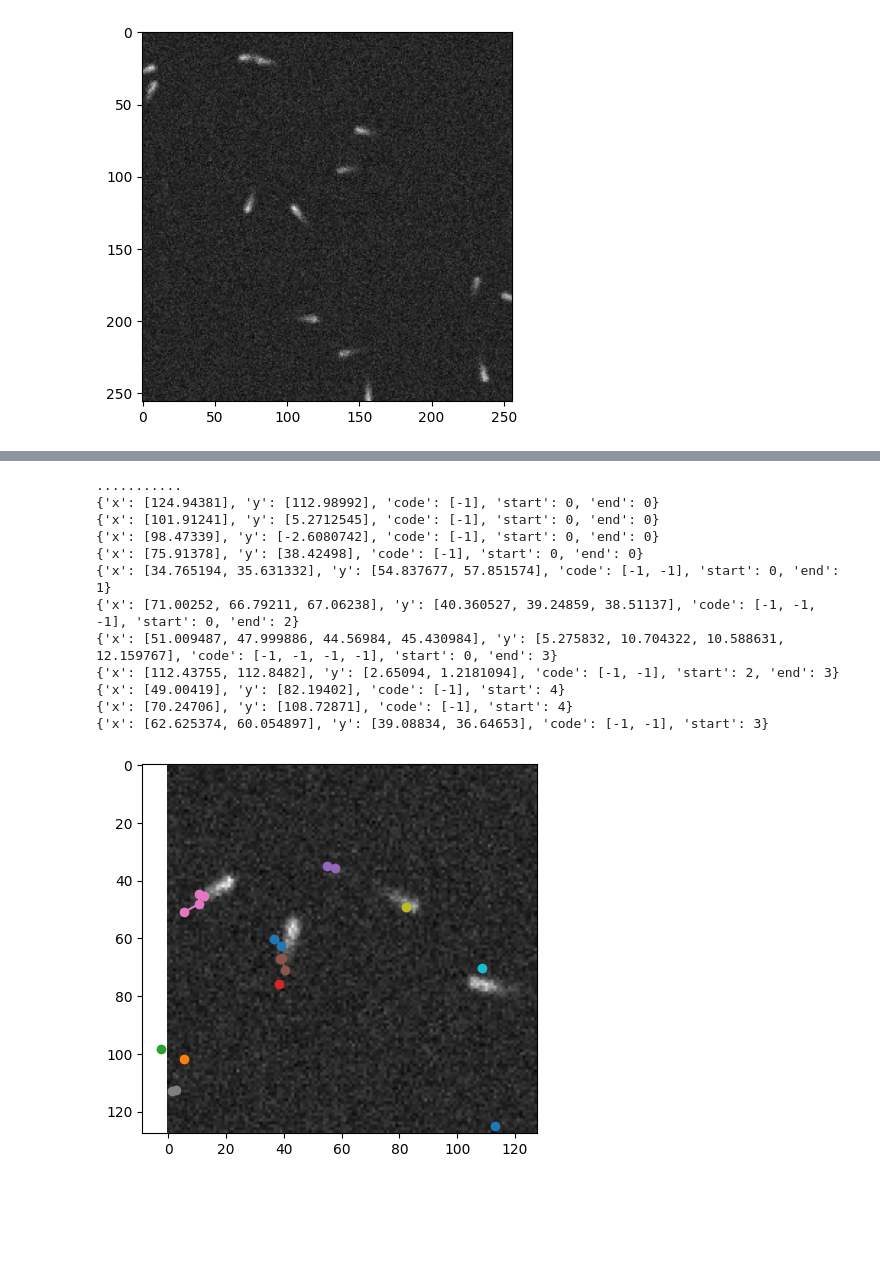
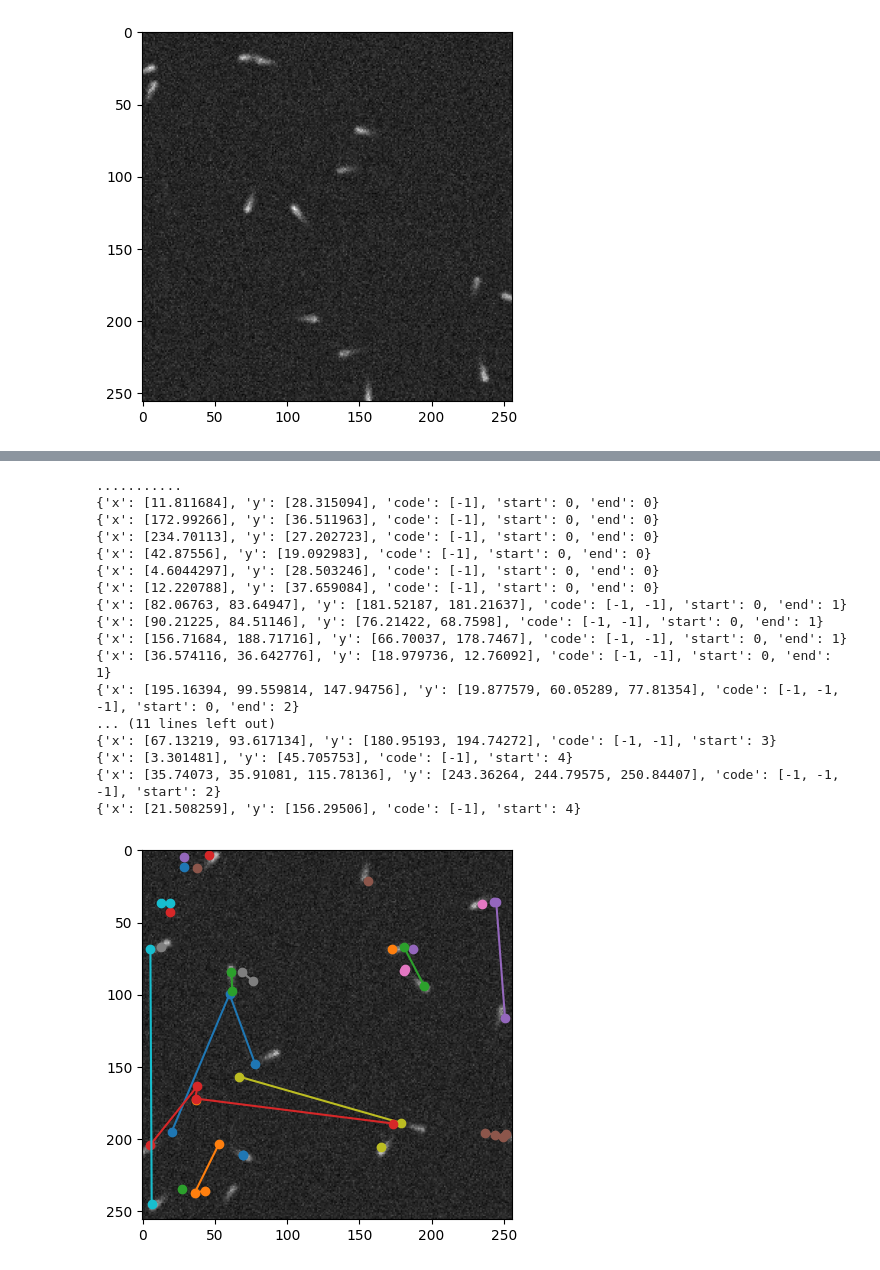
Before and after one commit to GideonJagen/ObjCentricVAE, a Jupyter notebook: test_microtubule.ipynb, the cells around one changed output, grey strips where cells are left out. Drawn from its saved outputs; the diff is of its cells as text; code cells hidden in the pictures; blank space fills up the shorter version.

Commit message:
Latent space to similar

```diff
--- a/test_microtubule.ipynb
+++ b/test_microtubule.ipynb
@@ -303,16 +303,24 @@ import IPython.display as ipd
 max_steps = 20000
 beta_annealing_end = 1800
 lr_annealing_end = max_steps
-kl_annealing_end = 2400
-presence_annealing_end = 5000
+kl_annealing_end = 2400 # 2400
+presence_annealing_end = 1000
 
 def beta_annealing(step):
-    logs = np.logspace(-4, -2, beta_annealing_end) # 8.3 - 7
+    logs = np.logspace(-4, -2.5, beta_annealing_end) # 8.3 - 7
     if step < beta_annealing_end:
         return logs[int(step)]
     else:
         return logs[-1]
 
+def kl_annealing(step):
+    logs = np.linspace(0, 1, kl_annealing_end)
+    if step < 500:
+        return 0
+    if step < kl_annealing_end:
+        return logs[step]
+    else:
+        return 1
 
 def presence_annealing(step):
     lins = np.linspace(1, 0, presence_annealing_end)
@@ -336,10 +344,12 @@ class AnCallbacks(pl.Callback):
         pl_module.model.beta = beta_annealing(step)
         pl_module.model.presence_bias = presence_annealing(step)
         pl_module.optimizers().lr = lr_annealing(step)
+        pl_module.model.kl_importance = kl_annealing(step)
+
 
 class PlotCallback(pl.Callback):
     def on_train_epoch_end(self, trainer, pl_module):
-        if trainer.current_epoch % 2:
+        if trainer.current_epoch % 10:
             return
         ipd.clear_output(wait=True)
         plot_training(model, test_loader, presence=True, trainer=trainer)
@@ -352,18 +362,22 @@ importlib.reload(MultiheadAttention)
 load_model = ""
 
 #load_model = "../state_dicts/model-5-20000-presW-glim32-an.pth"
-#load_model = "../state_dicts/model-microtubuler-10-80seq.pth"
+#load_model = "../state_dicts/model-microtubuler-256px-10.pth"
 
 
 use_attention = True
-num_entities = 20
+num_entities = 25
 softmax_tmp = 1
-latent_dim = 16
+latent_dim = 5
 beta = 1e-4
 number_of_heads = 1
-object_radius = None
-combine_method = "max"
+object_radius = 16
+combine_method = "sum"
 topk_select_method = 'max'
+decoder="linnear"
+decoder_feature_size=56 #56
+encoder_num_layers=3
+decoder_num_layers=4
 
 single_decoder = True
 attention_mechanism='cosine-similarity'
@@ -378,10 +392,14 @@ model = objVAE.MEVAE(
     beta=beta,
     latent_dim=latent_dim,
     attention=use_attention,
-    object_radius=object_radius,
+    glimpse_size=object_radius,
     combine_method=combine_method,
     topk_select_method=topk_select_method,
-    single_decoder = single_decoder
+    single_decoder = single_decoder,
+    decoder=decoder,
+    decoder_feature_size = decoder_feature_size,
+    encoder_num_layers=encoder_num_layers,
+    decoder_num_layers=decoder_num_layers
 )
 
 
@@ -395,28 +413,33 @@ trainer.fit(model, train_loader, test_loader)
 # %%
 seq = test[0]
 
-tra_list = model.extract_obj_and_tra(seq, 4, presence_floor=0.25)
+tra_list = model.extract_obj_and_tra(seq, 4, presence_floor=0.25, tra_floor=0.8)
 
 print('...........')
 plt.imshow(seq[-1][0], cmap='gray')
 for i, dict in enumerate(tra_list):
     print(dict)
     plt.plot(dict.get('y'), dict.get('x'), '-o')
 plt.show()
 # %% [output]
 ...........
-{'x': [124.94381], 'y': [112.98992], 'code': [-1], 'start': 0, 'end': 0}
-{'x': [101.91241], 'y': [5.2712545], 'code': [-1], 'start': 0, 'end': 0}
-{'x': [98.47339], 'y': [-2.6080742], 'code': [-1], 'start': 0, 'end': 0}
-{'x': [75.91378], 'y': [38.42498], 'code': [-1], 'start': 0, 'end': 0}
-{'x': [34.765194, 35.631332], 'y': [54.837677, 57.851574], 'code': [-1, -1], 'start': 0, 'end': 1}
-{'x': [71.00252, 66.79211, 67.06238], 'y': [40.360527, 39.24859, 38.51137], 'code': [-1, -1, -1], 'start': 0, 'end': 2}
-{'x': [51.009487, 47.999886, 44.56984, 45.430984], 'y': [5.275832, 10.704322, 10.588631, 12.159767], 'code': [-1, -1, -1, -1], 'start': 0, 'end': 3}
-{'x': [112.43755, 112.8482], 'y': [2.65094, 1.2181094], 'code': [-1, -1], 'start': 2, 'end': 3}
-{'x': [49.00419], 'y': [82.19402], 'code': [-1], 'start': 4}
-{'x': [70.24706], 'y': [108.72871], 'code': [-1], 'start': 4}
-{'x': [62.625374, 60.054897], 'y': [39.08834, 36.64653], 'code': [-1, -1], 'start': 3}
+{'x': [11.811684], 'y': [28.315094], 'code': [-1], 'start': 0, 'end': 0}
+{'x': [172.99266], 'y': [36.511963], 'code': [-1], 'start': 0, 'end': 0}
+{'x': [234.70113], 'y': [27.202723], 'code': [-1], 'start': 0, 'end': 0}
+{'x': [42.87556], 'y': [19.092983], 'code': [-1], 'start': 0, 'end': 0}
+{'x': [4.6044297], 'y': [28.503246], 'code': [-1], 'start': 0, 'end': 0}
+{'x': [12.220788], 'y': [37.659084], 'code': [-1], 'start': 0, 'end': 0}
+{'x': [82.06763, 83.64947], 'y': [181.52187, 181.21637], 'code': [-1, -1], 'start': 0, 'end': 1}
+{'x': [90.21225, 84.51146], 'y': [76.21422, 68.7598], 'code': [-1, -1], 'start': 0, 'end': 1}
+{'x': [156.71684, 188.71716], 'y': [66.70037, 178.7467], 'code': [-1, -1], 'start': 0, 'end': 1}
+{'x': [36.574116, 36.642776], 'y': [18.979736, 12.76092], 'code': [-1, -1], 'start': 0, 'end': 1}
+{'x': [195.16394, 99.559814, 147.94756], 'y': [19.877579, 60.05289, 77.81354], 'code': [-1, -1, -1], 'start': 0, 'end': 2}
+... (11 lines left out)
+{'x': [67.13219, 93.617134], 'y': [180.95193, 194.74272], 'code': [-1, -1], 'start': 3}
+{'x': [3.301481], 'y': [45.705753], 'code': [-1], 'start': 4}
+{'x': [35.74073, 35.91081, 115.78136], 'y': [243.36264, 244.79575, 250.84407], 'code': [-1, -1, -1], 'start': 2}
+{'x': [21.508259], 'y': [156.29506], 'code': [-1], 'start': 4}
-[figure, old version]
+[figure, new version]
 # %%
 run_test(
     test,
```
Also changed, not shown: parts of 4 cells of this notebook, 6 other files.
